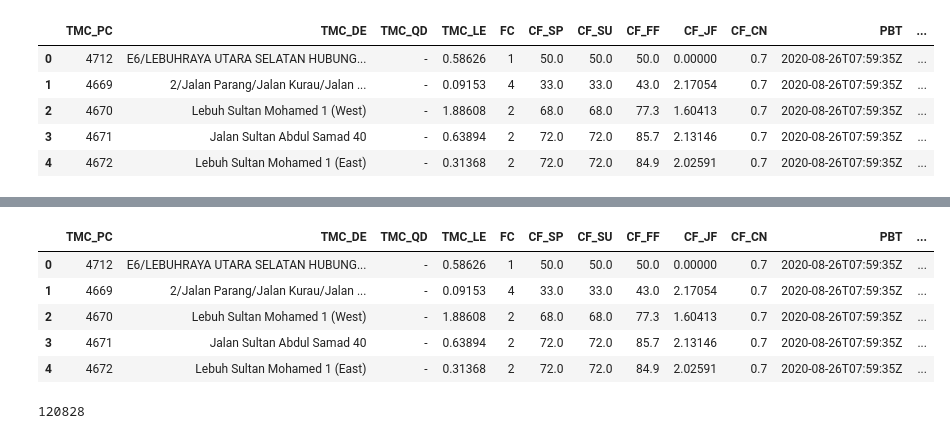
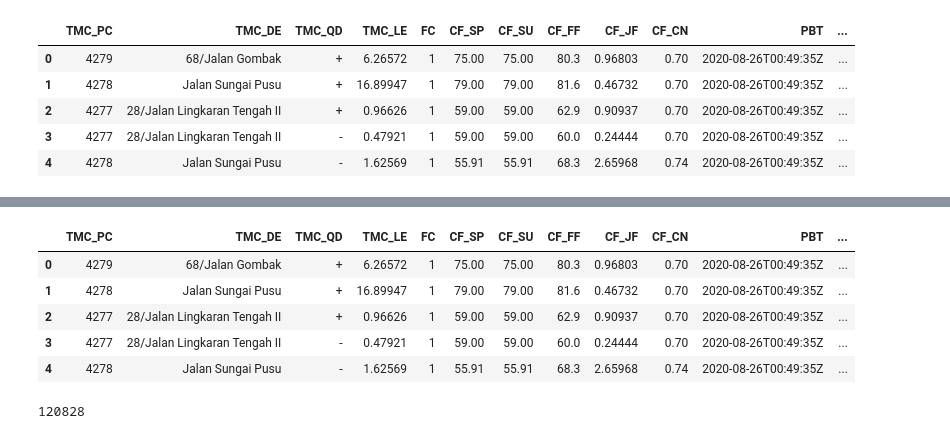
Before and after one commit to alvintanjianjia/MIMOS_Geospatial, a Jupyter notebook: selangor_kl_roads_network_creation.ipynb, the cells around one changed output, grey strips where cells are left out. Cells and saved outputs as stored; diff of their text form; code cells hidden in the pictures.

```diff
--- a/selangor_kl_roads_network_creation.ipynb
+++ b/selangor_kl_roads_network_creation.ipynb
@@ -34,15 +34,15 @@ import gmaps
 import networkx as nx
 from shapely.ops import nearest_points
 # %%
-traffic_flow = gpd.read_file("D:\Datasets\MIMOS/kl_selangor_traffic_flow")
+traffic_flow = gpd.read_file("D:\Datasets\MIMOS/kl_selangor_traffic_flow_26082020_0000_0100")
 traffic_flow.head()
 # %% [output]
 |  | TMC_PC | TMC_DE | TMC_QD | TMC_LE | FC | CF_SP | CF_SU | CF_FF | CF_JF | CF_CN | PBT | ... |
-| 0 | 4712 | E6/LEBUHRAYA UTARA SELATAN HUBUNG... | - | 0.58626 | 1 | 50.0 | 50.0 | 50.0 | 0.00000 | 0.7 | 2020-08-26T07:59:35Z | ... |
-| 1 | 4669 | 2/Jalan Parang/Jalan Kurau/Jalan ... | - | 0.09153 | 4 | 33.0 | 33.0 | 43.0 | 2.17054 | 0.7 | 2020-08-26T07:59:35Z | ... |
-| 2 | 4670 | Lebuh Sultan Mohamed 1 (West) | - | 1.88608 | 2 | 68.0 | 68.0 | 77.3 | 1.60413 | 0.7 | 2020-08-26T07:59:35Z | ... |
-| 3 | 4671 | Jalan Sultan Abdul Samad 40 | - | 0.63894 | 2 | 72.0 | 72.0 | 85.7 | 2.13146 | 0.7 | 2020-08-26T07:59:35Z | ... |
-| 4 | 4672 | Lebuh Sultan Mohamed 1 (East) | - | 0.31368 | 2 | 72.0 | 72.0 | 84.9 | 2.02591 | 0.7 | 2020-08-26T07:59:35Z | ... |
+| 0 | 4279 | 68/Jalan Gombak | + | 6.26572 | 1 | 75.00 | 75.00 | 80.3 | 0.96803 | 0.70 | 2020-08-26T00:49:35Z | ... |
+| 1 | 4278 | Jalan Sungai Pusu | + | 16.89947 | 1 | 79.00 | 79.00 | 81.6 | 0.46732 | 0.70 | 2020-08-26T00:49:35Z | ... |
+| 2 | 4277 | 28/Jalan Lingkaran Tengah II | + | 0.96626 | 1 | 59.00 | 59.00 | 62.9 | 0.90937 | 0.70 | 2020-08-26T00:49:35Z | ... |
+| 3 | 4277 | 28/Jalan Lingkaran Tengah II | - | 0.47921 | 1 | 59.00 | 59.00 | 60.0 | 0.24444 | 0.70 | 2020-08-26T00:49:35Z | ... |
+| 4 | 4278 | Jalan Sungai Pusu | - | 1.62569 | 1 | 55.91 | 55.91 | 68.3 | 2.65968 | 0.74 | 2020-08-26T00:49:35Z | ... |
 # %%
 traffic_flow.dtypes
 # %% [output]
@@ -83,11 +83,11 @@ traffic_flow['end_point'] = traffic_flow['geometry'].apply(lambda x: return_end_
 traffic_flow.head()
 # %% [output]
 |  | TMC_PC | TMC_DE | TMC_QD | TMC_LE | FC | CF_SP | CF_SU | CF_FF | CF_JF | CF_CN | PBT | ... |
-| 0 | 4712 | E6/LEBUHRAYA UTARA SELATAN HUBUNG... | - | 0.58626 | 1 | 50.0 | 50.0 | 50.0 | 0.00000 | 0.7 | 2020-08-26T07:59:35Z | ... |
-| 1 | 4669 | 2/Jalan Parang/Jalan Kurau/Jalan ... | - | 0.09153 | 4 | 33.0 | 33.0 | 43.0 | 2.17054 | 0.7 | 2020-08-26T07:59:35Z | ... |
-| 2 | 4670 | Lebuh Sultan Mohamed 1 (West) | - | 1.88608 | 2 | 68.0 | 68.0 | 77.3 | 1.60413 | 0.7 | 2020-08-26T07:59:35Z | ... |
-| 3 | 4671 | Jalan Sultan Abdul Samad 40 | - | 0.63894 | 2 | 72.0 | 72.0 | 85.7 | 2.13146 | 0.7 | 2020-08-26T07:59:35Z | ... |
-| 4 | 4672 | Lebuh Sultan Mohamed 1 (East) | - | 0.31368 | 2 | 72.0 | 72.0 | 84.9 | 2.02591 | 0.7 | 2020-08-26T07:59:35Z | ... |
+| 0 | 4279 | 68/Jalan Gombak | + | 6.26572 | 1 | 75.00 | 75.00 | 80.3 | 0.96803 | 0.70 | 2020-08-26T00:49:35Z | ... |
+| 1 | 4278 | Jalan Sungai Pusu | + | 16.89947 | 1 | 79.00 | 79.00 | 81.6 | 0.46732 | 0.70 | 2020-08-26T00:49:35Z | ... |
+| 2 | 4277 | 28/Jalan Lingkaran Tengah II | + | 0.96626 | 1 | 59.00 | 59.00 | 62.9 | 0.90937 | 0.70 | 2020-08-26T00:49:35Z | ... |
+| 3 | 4277 | 28/Jalan Lingkaran Tengah II | - | 0.47921 | 1 | 59.00 | 59.00 | 60.0 | 0.24444 | 0.70 | 2020-08-26T00:49:35Z | ... |
+| 4 | 4278 | Jalan Sungai Pusu | - | 1.62569 | 1 | 55.91 | 55.91 | 68.3 | 2.65968 | 0.74 | 2020-08-26T00:49:35Z | ... |
 # %%
 traffic_flow = traffic_flow.dropna()
 # %%
```
Also changed, not shown: parts of 7 cells of this notebook, 1 other file.
